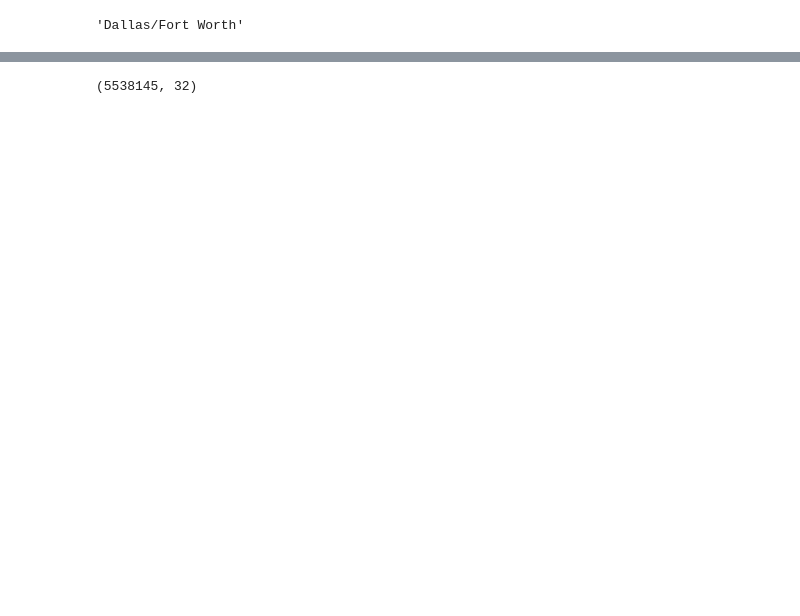
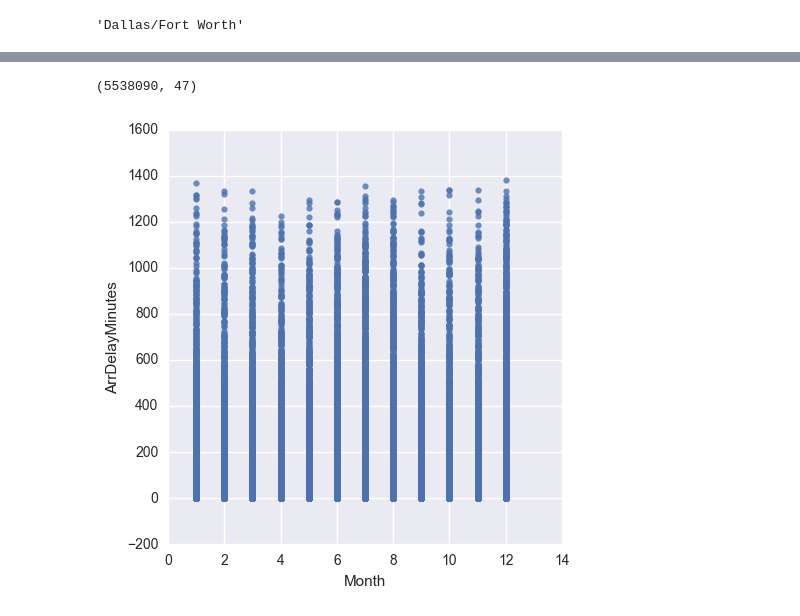
Before and after one commit to prakashm94/Data-Science-2017-fall, a Jupyter notebook: Project/Sonali/Data_Cleaning_2016.ipynb, the cells around one changed output, grey strips where cells are left out. Cells and saved outputs as stored; diff of their text form; code cells hidden in the pictures; blank space fills up the shorter version.

```diff
--- a/Project/Sonali/Data_Cleaning_2016.ipynb
+++ b/Project/Sonali/Data_Cleaning_2016.ipynb
@@ -173 +242,23 @@ origin
+# %%
+dd = dd[dd.DepDelayMinutes<1350]
+# %%
+dd = dd[dd.ArrDelayMinutes<1400]
+# %%
+dd.shape
+# %% [output]
+(5538090, 47)
+# %%
+dd = dd.drop((dd.Month==4) & (dd.ArrDelayMinutes >1200))
+# %%
+dd = dd[dd.ArrDelayMinutes < 1340]
+# %%
+import matplotlib.pyplot as plt
+import seaborn as sns
+import numpy as np
+color = sns.color_palette()
+
+sns.lmplot(x='Month', y='ArrDelayMinutes', data=dd, fit_reg=False)
+plt.show()
+# %% [output]
+[figure, added]
 # %%
@@ -175,4 +265,0 @@ dt.to_csv(cur_path+'/Data2016.csv', index = False)
-# %%
-dt.shape
-# %% [output]
-(5538145, 32)
```
Also changed, not shown: parts of 42 cells of this notebook, 2 other files.
